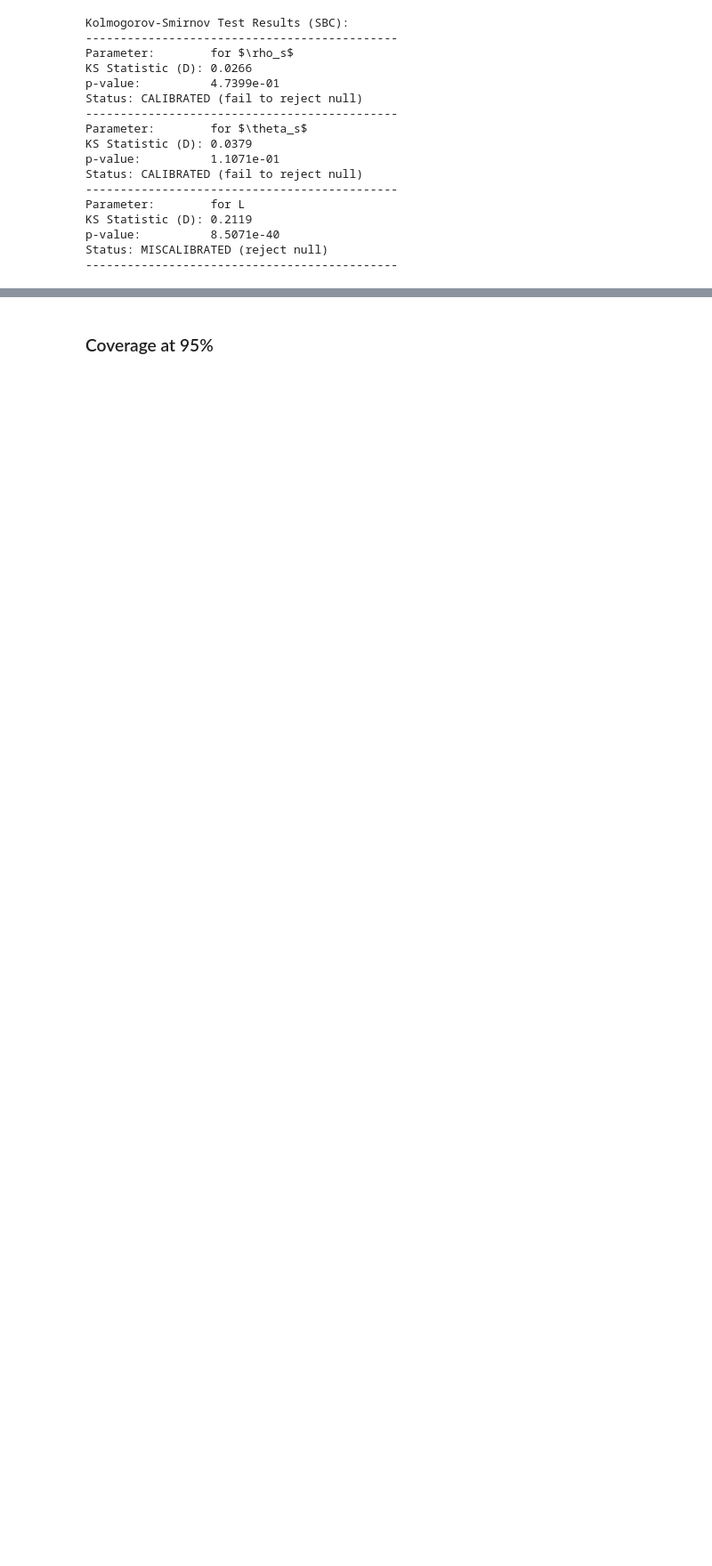
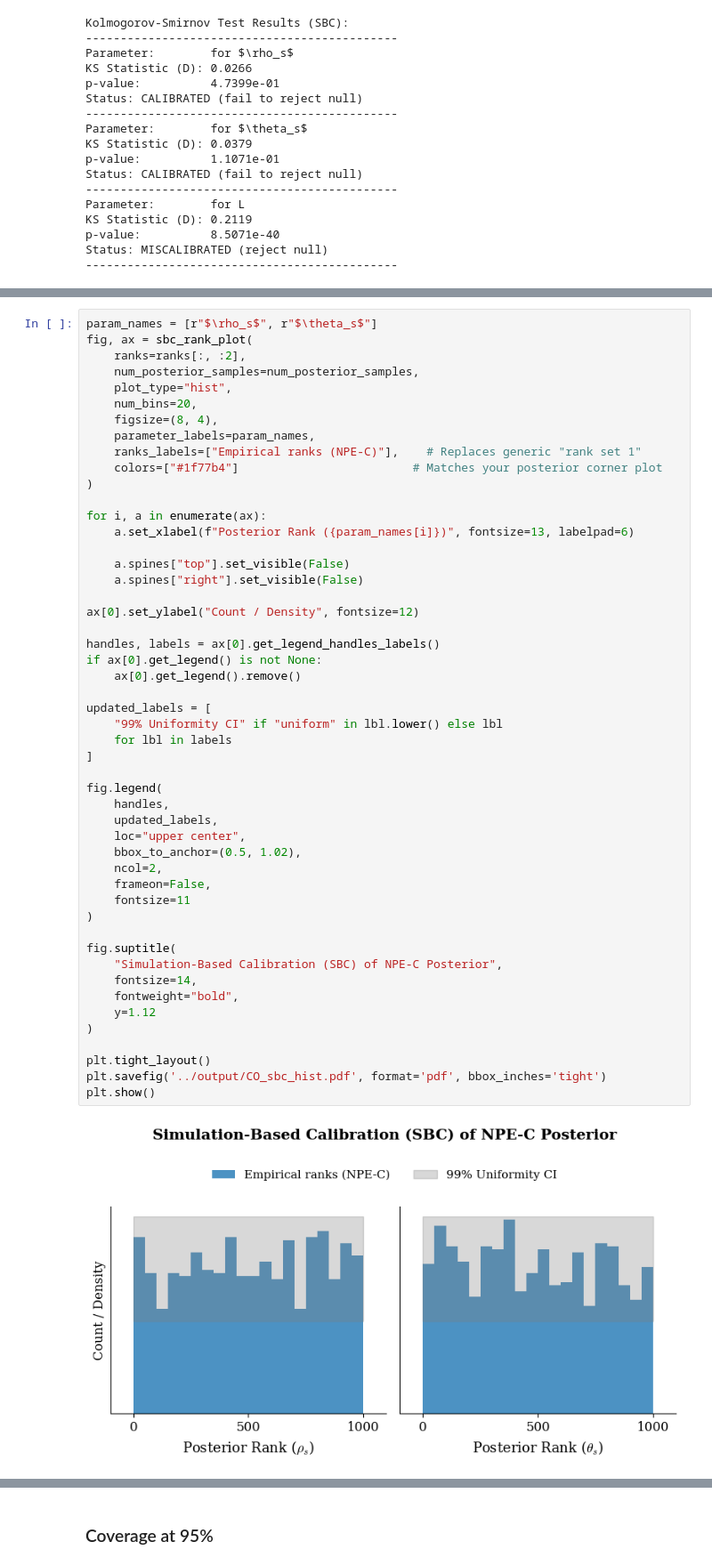
Before and after one commit to haochu-liu/likelihood-free, a Jupyter notebook: python/local_recomb_mutate_ClonalOrigin.ipynb, the cells around one changed output, grey strips where cells are left out. Shown at 89% size. Cells and saved outputs as stored; diff of their text form; blank space fills up the shorter version.

```diff
--- a/python/local_recomb_mutate_ClonalOrigin.ipynb
+++ b/python/local_recomb_mutate_ClonalOrigin.ipynb
@@ -509,0 +530,52 @@ plot_sbc_ecdf_diff(ranks[:, :2], num_posterior_samples=1000,
+# %%
+param_names = [r"$\rho_s$", r"$\theta_s$"]
+fig, ax = sbc_rank_plot(
+    ranks=ranks[:, :2],
+    num_posterior_samples=num_posterior_samples,
+    plot_type="hist",
+    num_bins=20,
+    figsize=(8, 4),
+    parameter_labels=param_names,
+    ranks_labels=["Empirical ranks (NPE-C)"],    # Replaces generic "rank set 1"
+    colors=["#1f77b4"]                         # Matches your posterior corner plot
+)
+
+for i, a in enumerate(ax):
+    a.set_xlabel(f"Posterior Rank ({param_names[i]})", fontsize=13, labelpad=6)
+
+    a.spines["top"].set_visible(False)
+    a.spines["right"].set_visible(False)
+
+ax[0].set_ylabel("Count / Density", fontsize=12)
+
+handles, labels = ax[0].get_legend_handles_labels()
+if ax[0].get_legend() is not None:
+    ax[0].get_legend().remove()
+
+updated_labels = [
+    "99% Uniformity CI" if "uniform" in lbl.lower() else lbl
+    for lbl in labels
+]
+
+fig.legend(
+    handles,
+    updated_labels,
+    loc="upper center",
+    bbox_to_anchor=(0.5, 1.02),
+    ncol=2,
+    frameon=False,
+    fontsize=11
+)
+
+fig.suptitle(
+    "Simulation-Based Calibration (SBC) of NPE-C Posterior",
+    fontsize=14,
+    fontweight="bold",
+    y=1.12
+)
+
+plt.tight_layout()
+plt.savefig('../output/CO_sbc_hist.pdf', format='pdf', bbox_inches='tight')
+plt.show()
+# %% [output]
+[figure, added]
```
Also changed, not shown: parts of 35 cells of this notebook.
